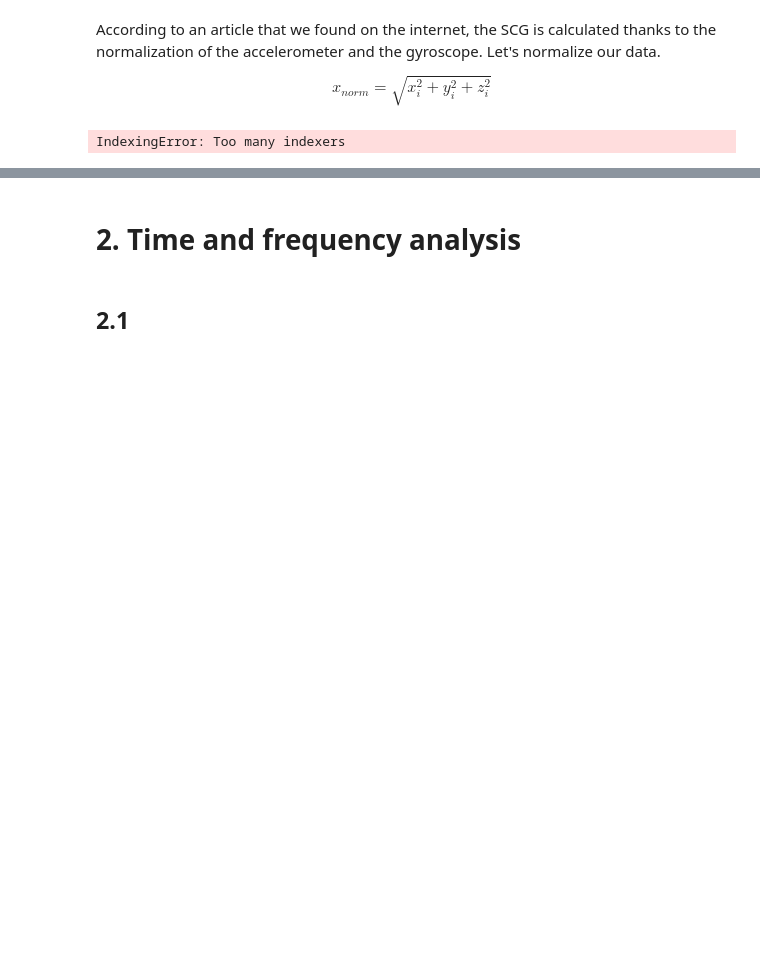
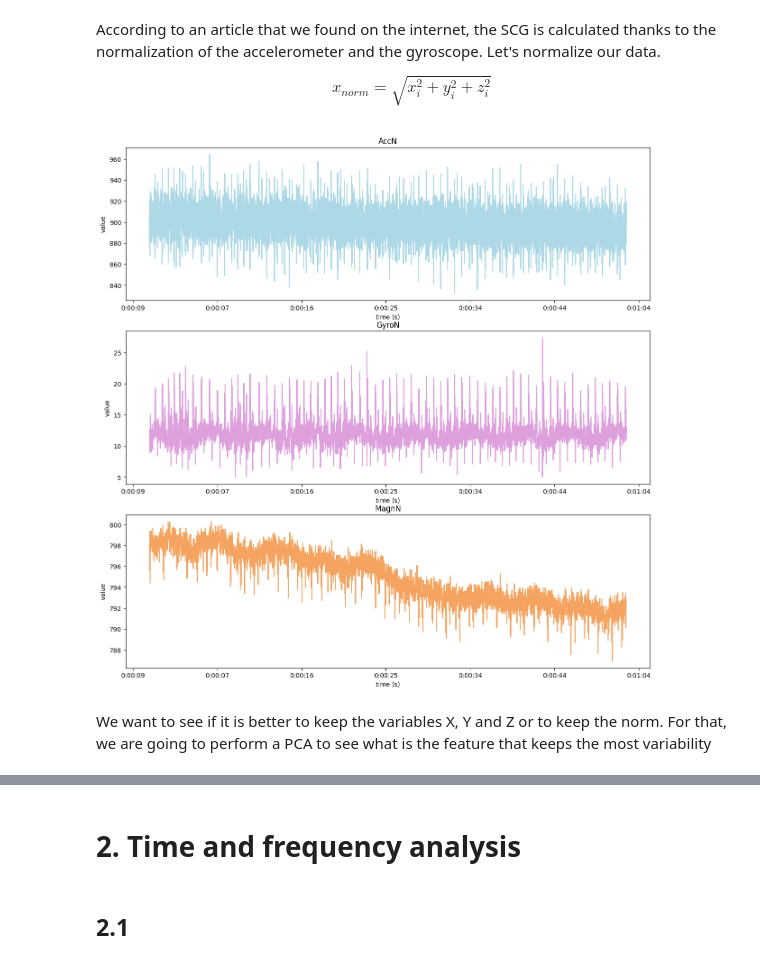
Before and after one commit to anaisbattut/ProjectHEART, a Jupyter notebook: Project.ipynb, the cells around one changed output, grey strips where cells are left out. Saved outputs shown, nothing was run; the diff lists cells and outputs as text; code cells hidden in the pictures; blank space fills up the shorter version.

```diff
--- a/Project.ipynb
+++ b/Project.ipynb
@@ -327,10 +328,42 @@ plot_corr(data_magn, 2, 'sandybrown')
 According to an article that we found on the internet, the SCG is calculated thanks to the normalization of the accelerometer and the gyroscope. Let's normalize our data.
 
 $$ x_{norm} = {\sqrt{x_i^2 + y_i^2 + z_i^2} } $$
-# %%
-def normalize(data):
-    return(np.sqrt(data.iloc[:, 0]**2 + data.iloc[:, 1]**2 + data.iloc[2]**2))
-
-norm_acc = normalize(data_r.iloc[:, 0])
-# %% [output]
-IndexingError: Too many indexers
+# %%
+#We calculate the norme of data_acc, data_gyro and data_magn
+norm_acc = [la.norm(data_acc.iloc[i,:]) for i in range(len(data_acc))]
+data_acc['AccN'] = norm_acc
+norm_gyro = [la.norm(data_gyro.iloc[i,:]) for i in range(len(data_gyro))]
+data_gyro['GyroN'] = norm_gyro
+norm_magn = [la.norm(data_magn.iloc[i,:]) for i in range(len(data_magn))]
+data_magn['MagnN'] = norm_magn
+# %%
+#Creation of a panda DataFrame with the timestamp and the norm
+d = {'Timestamp': data_r['Timestamp'], 'AccN': norm_acc, 'GyroN': norm_gyro, 'MagnN' : norm_magn}
+data_norm =pd.DataFrame(d)
+
+t = np.arange(data_norm.index.min(), data_norm.index.max()+1, 1)
+t_min = datetime.fromtimestamp(data['Timestamp'].min())
+t_min_r = datetime.fromtimestamp(data_norm['Timestamp'].min())
+
+#to set the ticks in a format we understand (in seconds)
+def format_func(value, tick_number):
+    if (value > 2000) & (value < 14000):
+        ticks = datetime.fromtimestamp(data_r['Timestamp'][value])
+        ticks = ticks - t_min_r
+        return ticks
+    elif (value >= 14000) | (value <= 2000):
+        ticks = datetime.fromtimestamp(data['Timestamp'][value])
+        ticks = ticks - t_min
+        return ticks
+
+fig, axs = plt.subplots(3, figsize = (15,15))
+for i, j, c in zip(range(4), ['AccN', 'GyroN', 'MagnN'], ['lightblue', 'plum', 'sandybrown']):
+    axs[i].plot(t, data_norm[j], c=c)
+    axs[i].set_xlabel("time (s)")
+    axs[i].set_ylabel("value")
+    axs[i].set_title(j)
+    axs[i].xaxis.set_major_formatter(plt.FuncFormatter(format_func))
+# %% [output]
+[figure, added]
+# %% [markdown]
+We want to see if it is better to keep the variables X, Y and Z or to keep the norm. For that, we are going to perform a PCA to see what is the feature that keeps the most variability
```
Also changed, not shown: parts of 8 cells of this notebook.
